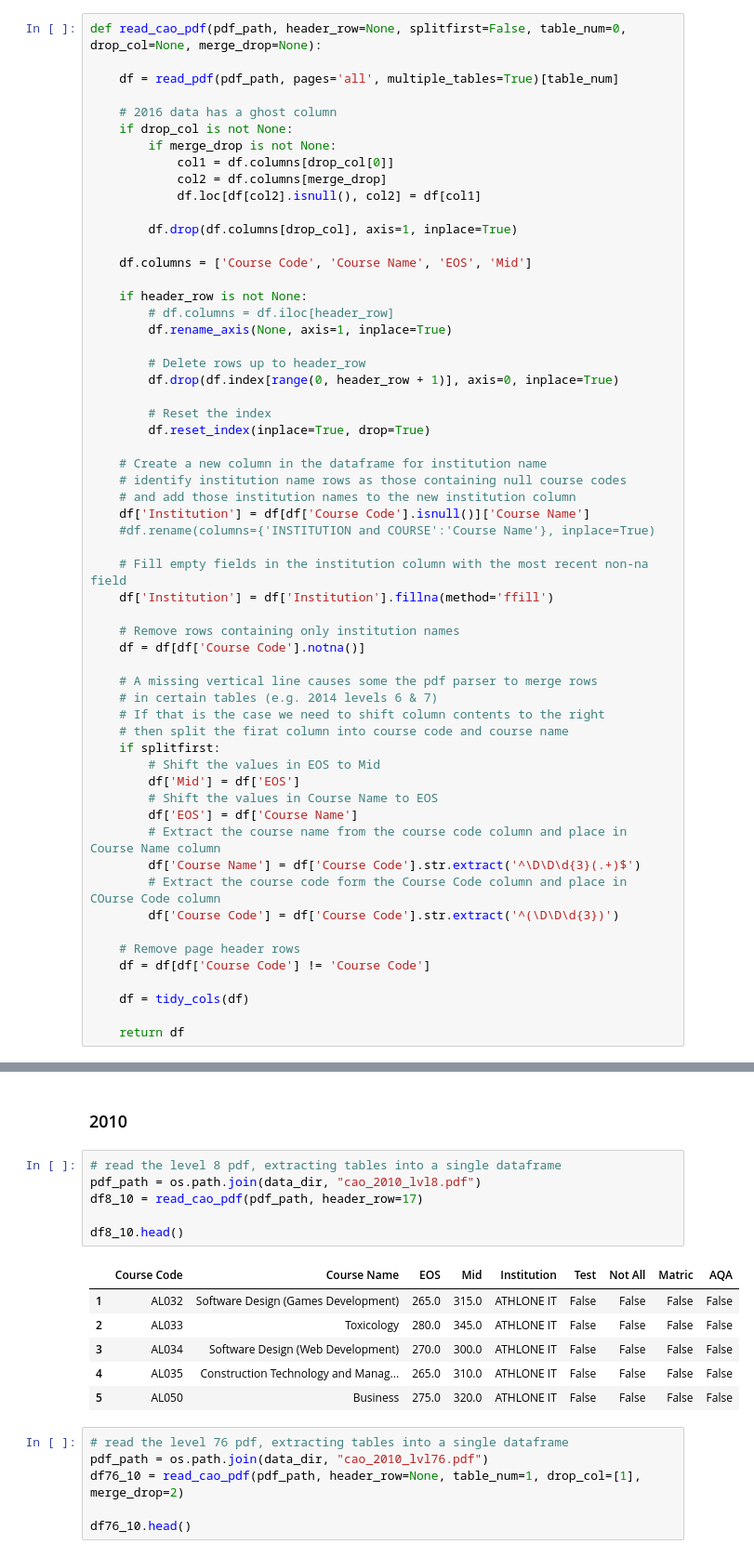
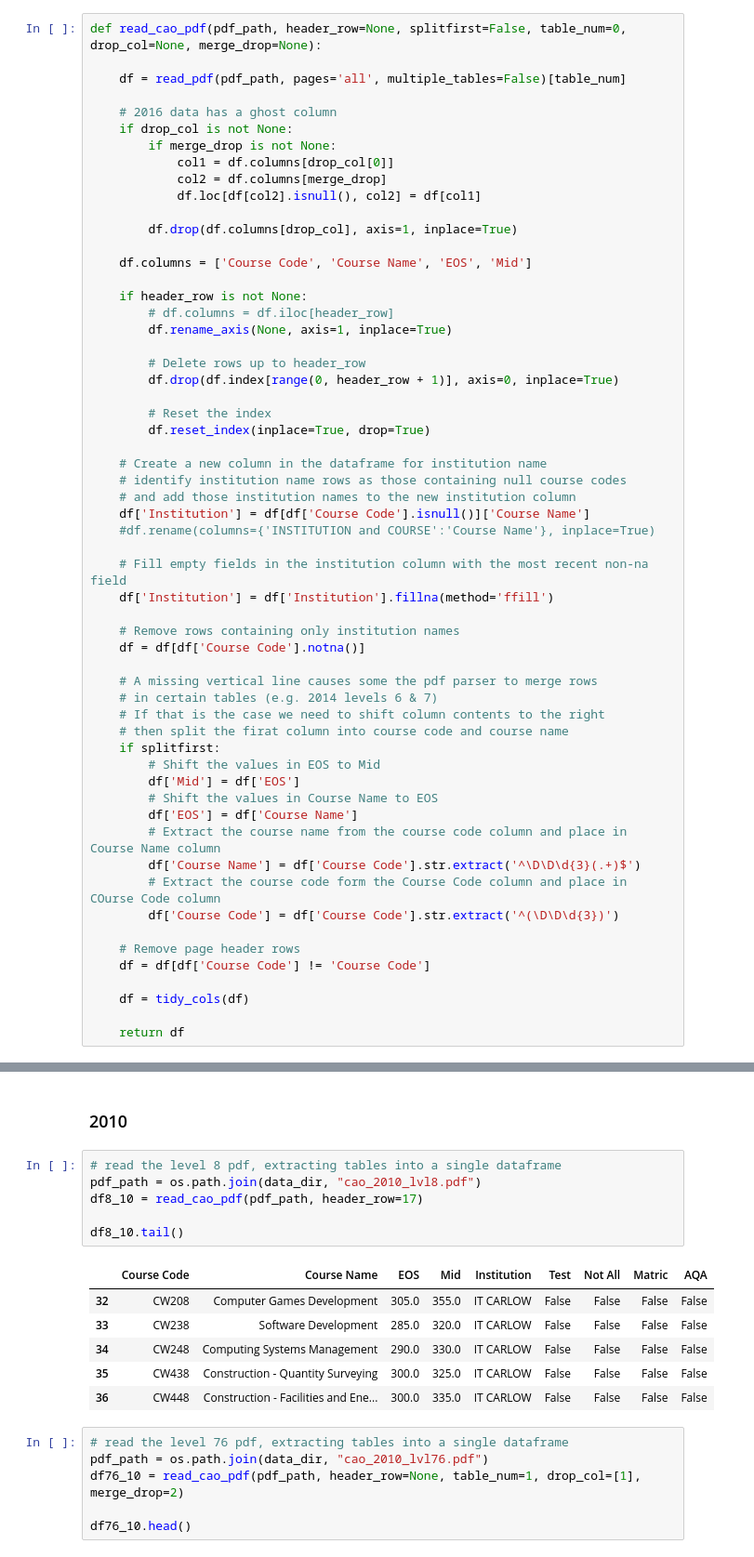
Before and after one commit to fod/fundamentals-data-analysis, a Jupyter notebook: cao.ipynb, the cells around one changed output, grey strips where cells are left out. Shown at 93% size. Drawn from its saved outputs; the diff is of its cells as text.

```diff
--- a/cao.ipynb
+++ b/cao.ipynb
@@ -295,7 +295,7 @@ The 2019 points data is held in two PDF files, one for level 8 courses and one f
 # %%
 def read_cao_pdf(pdf_path, header_row=None, splitfirst=False, table_num=0, drop_col=None, merge_drop=None):
 
-    df = read_pdf(pdf_path, pages='all', multiple_tables=True)[table_num]
+    df = read_pdf(pdf_path, pages='all', multiple_tables=False)[table_num]
 
     # 2016 data has a ghost column
     if drop_col is not None:
@@ -642,16 +642,16 @@ df76_11.head()
 # %%
 # read the level 8 pdf, extracting tables into a single dataframe
 pdf_path = os.path.join(data_dir, "cao_2010_lvl8.pdf")
 df8_10 = read_cao_pdf(pdf_path, header_row=17)
 
-df8_10.head()
+df8_10.tail()
 # %% [output]
 |  | Course Code | Course Name | EOS | Mid | Institution | Test | Not All | Matric | AQA |
-| 1 | AL032 | Software Design (Games Development) | 265.0 | 315.0 | ATHLONE IT | False | False | False | False |
-| 2 | AL033 | Toxicology | 280.0 | 345.0 | ATHLONE IT | False | False | False | False |
-| 3 | AL034 | Software Design (Web Development) | 270.0 | 300.0 | ATHLONE IT | False | False | False | False |
-| 4 | AL035 | Construction Technology and Manag... | 265.0 | 310.0 | ATHLONE IT | False | False | False | False |
-| 5 | AL050 | Business | 275.0 | 320.0 | ATHLONE IT | False | False | False | False |
+| 32 | CW208 | Computer Games Development | 305.0 | 355.0 | IT CARLOW | False | False | False | False |
+| 33 | CW238 | Software Development | 285.0 | 320.0 | IT CARLOW | False | False | False | False |
+| 34 | CW248 | Computing Systems Management | 290.0 | 330.0 | IT CARLOW | False | False | False | False |
+| 35 | CW438 | Construction - Quantity Surveying | 300.0 | 325.0 | IT CARLOW | False | False | False | False |
+| 36 | CW448 | Construction - Facilities and Ene... | 300.0 | 335.0 | IT CARLOW | False | False | False | False |
 # %%
 # read the level 76 pdf, extracting tables into a single dataframe
 pdf_path = os.path.join(data_dir, "cao_2010_lvl76.pdf")
```
Also changed, not shown: parts of 17 cells of this notebook.
